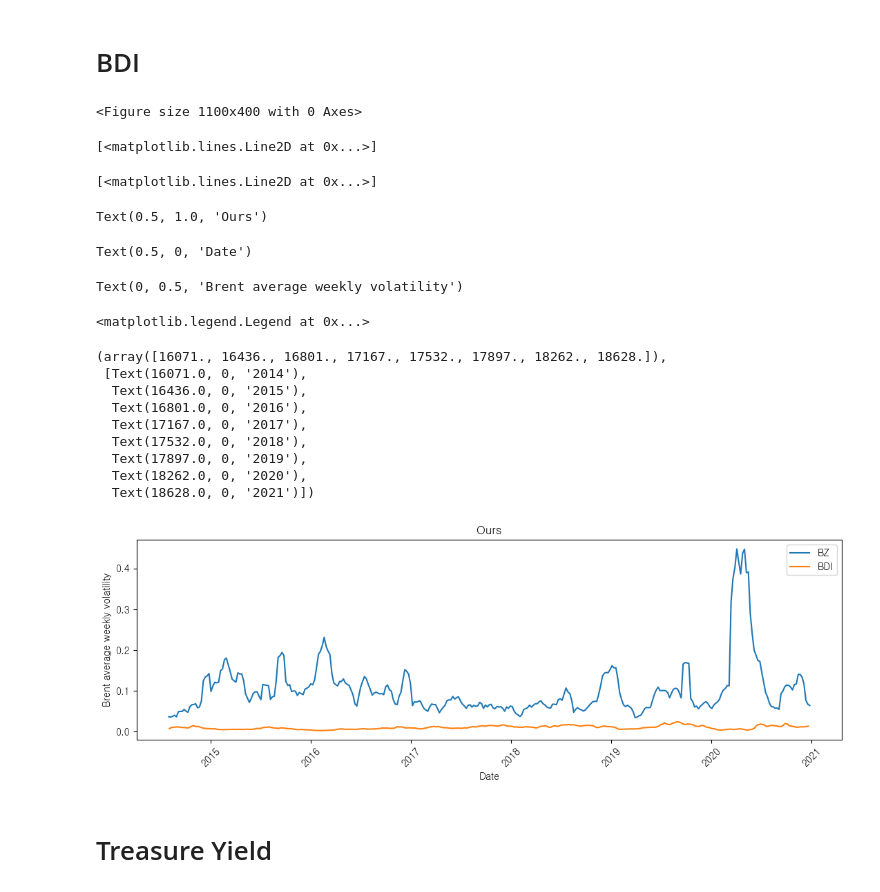
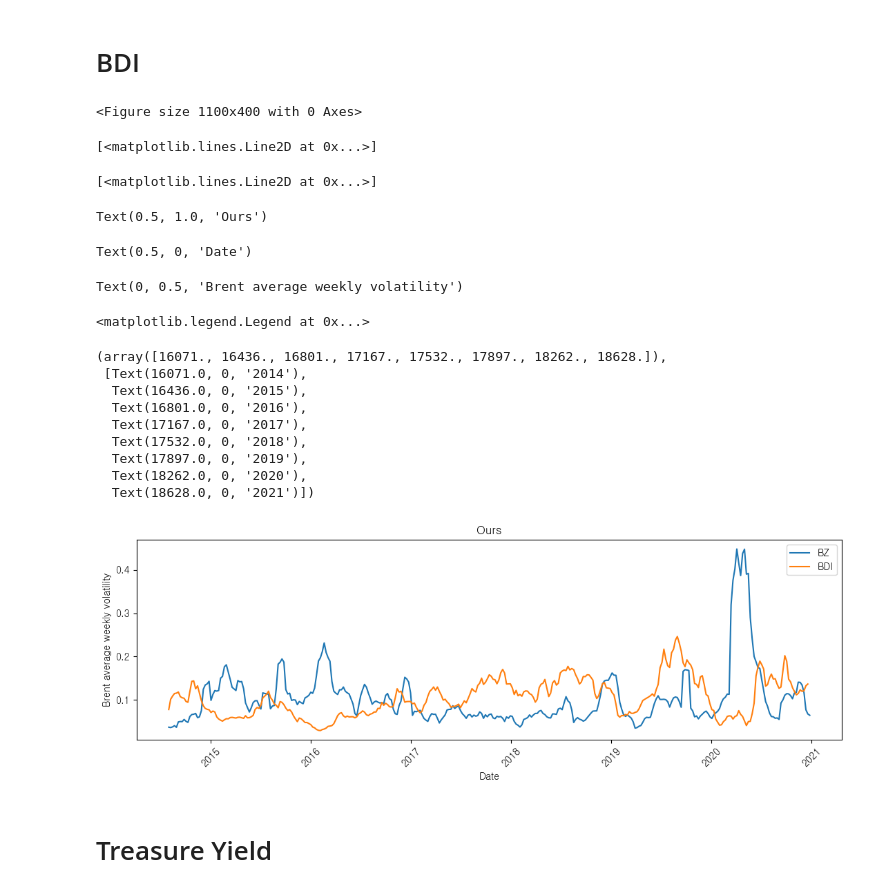
Before and after one commit to kimjuhwan1234/Volatility_Forecasting, a Jupyter notebook: preprocessing.ipynb, the cells around one changed output. Cells and saved outputs as stored; diff of their text form; code cells hidden in the pictures.

```diff
--- a/preprocessing.ipynb
+++ b/preprocessing.ipynb
@@ -388,32 +368,32 @@ BDI = BDI.drop('1986-01-05')
 # %%
 plt.figure(figsize=(11, 4))
 plt.plot(BZ_vol.loc['2014-08-01':'2020-12-31'], label='BZ')
-plt.plot(BDI.loc['2014-08-01':'2020-12-31'] / 100000, label='BDI')
+plt.plot(BDI.loc['2014-08-01':'2020-12-31'] / 10000, label='BDI')
 plt.title('Ours')
 plt.xlabel('Date')
 plt.ylabel('Brent average weekly volatility')
 plt.legend()
 plt.xticks(rotation=45)
 plt.tight_layout()
 plt.show()
 # %% [output]
 <Figure size 1100x400 with 0 Axes>
 [<matplotlib.lines.Line2D at 0x...>]
 [<matplotlib.lines.Line2D at 0x...>]
 Text(0.5, 1.0, 'Ours')
 Text(0.5, 0, 'Date')
 Text(0, 0.5, 'Brent average weekly volatility')
 <matplotlib.legend.Legend at 0x...>
 (array([16071., 16436., 16801., 17167., 17532., 17897., 18262., 18628.]),
  [Text(16071.0, 0, '2014'),
   Text(16436.0, 0, '2015'),
   Text(16801.0, 0, '2016'),
   Text(17167.0, 0, '2017'),
   Text(17532.0, 0, '2018'),
   Text(17897.0, 0, '2019'),
   Text(18262.0, 0, '2020'),
   Text(18628.0, 0, '2021')])
-[figure, old version]
+[figure, new version]
 # %% [markdown]
 # Treasure Yield
 # %%
```
Also changed, not shown: parts of 6 cells of this notebook, 44 other files.
